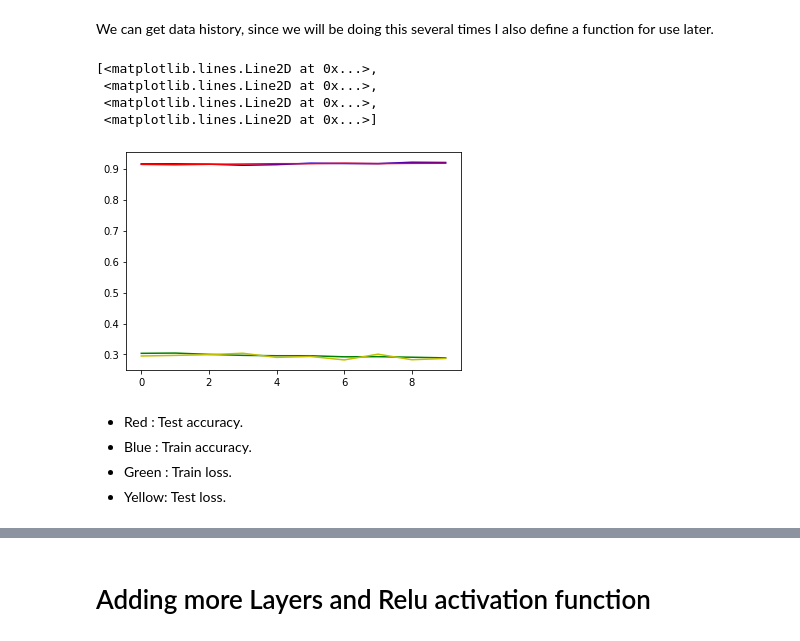
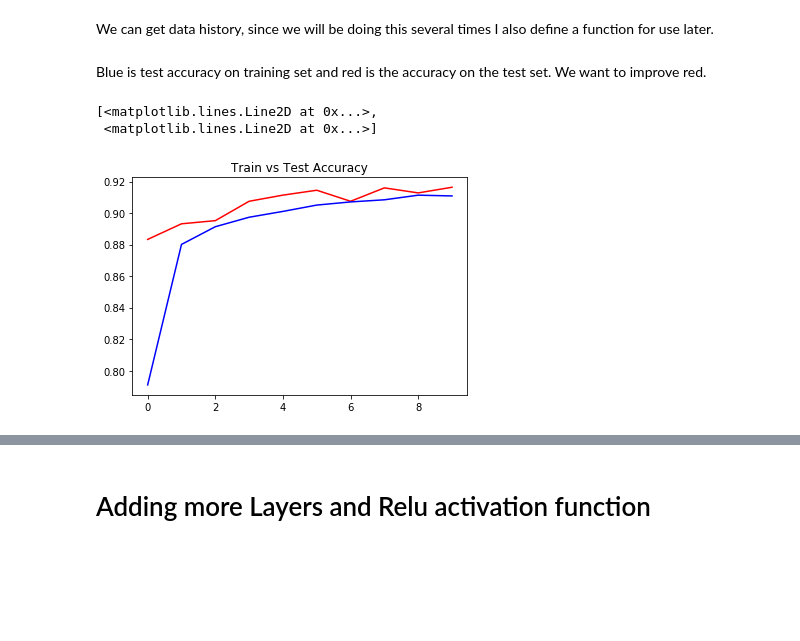
Before and after one commit to JoseIgnacioRetamalThomsen/Emerging-Technologies-Assessment-2019, a Jupyter notebook: model/Model.ipynb, the cells around one changed output, grey strips where cells are left out. Cells and saved outputs as stored; diff of their text form; code cells hidden in the pictures; blank space fills up the shorter version.

```diff
--- a/model/Model.ipynb
+++ b/model/Model.ipynb
@@ -321,17 +321,13 @@ val_accuracy = np.array(history_callback.history['val_accuracy'])
 val_loss =  np.array(history_callback.history['val_loss'])
 accuracy =  np.array(history_callback.history['accuracy'])
 loss =  np.array(history_callback.history['loss'])
+# %% [markdown]
+Blue is test accuracy on training set and red is the accuracy on the test set. We want to improve red.
 # %%
 x = np.arange(0.0, epoch, 1)
-plt.plot(x,val_accuracy,'b',x,accuracy,'r',x,loss,'g',x,val_loss,'y')
+plt.title('Train vs Test Accuracy')
+plt.plot(x,val_accuracy,'r',x,accuracy,'b')
 # %% [output]
 [<matplotlib.lines.Line2D at 0x...>,
- <matplotlib.lines.Line2D at 0x...>,
- <matplotlib.lines.Line2D at 0x...>,
  <matplotlib.lines.Line2D at 0x...>]
-[figure, old version]
+[figure, new version]
-# %% [markdown]
-- Red : Test accuracy.
-- Blue : Train accuracy.
-- Green : Train loss.
-- Yellow: Test loss.
```
Also changed, not shown: parts of 46 cells of this notebook, 5 other files.
